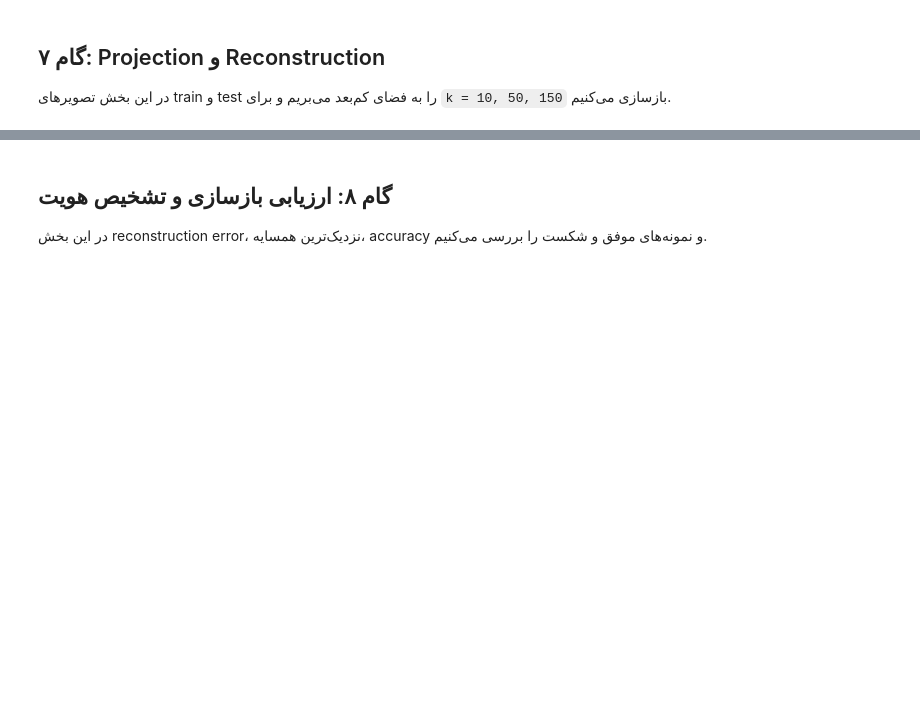
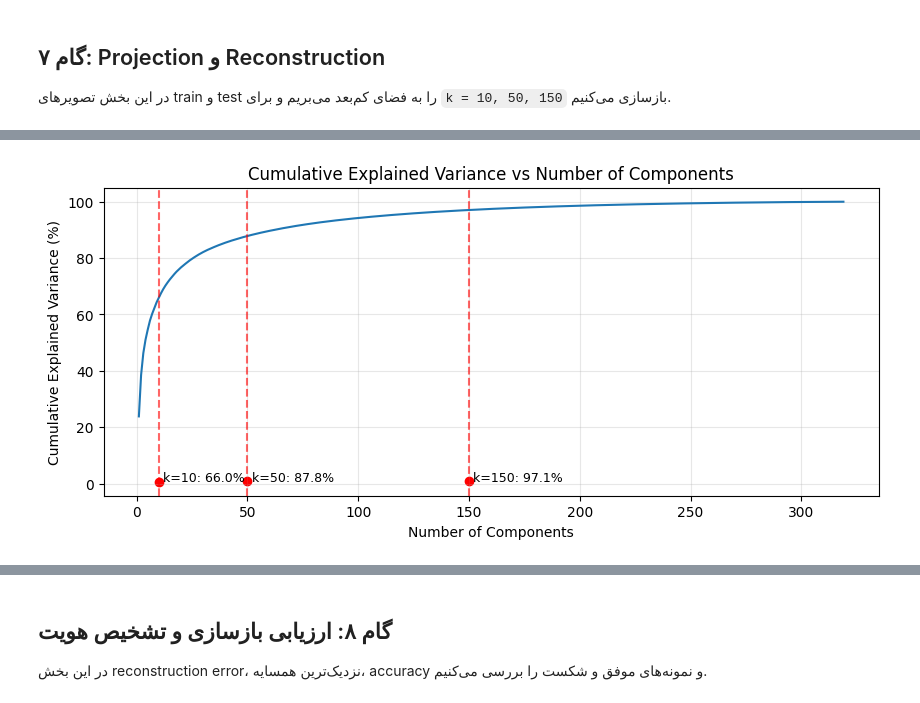
Before and after one commit to yasaman1994/eigenfaces-from-scratch, a Jupyter notebook: eigenfaces_from_scratch.ipynb, the cells around one changed output, grey strips where cells are left out. Saved outputs shown, nothing was run; the diff lists cells and outputs as text; code cells hidden in the pictures; blank space fills up the shorter version.

```diff
--- a/eigenfaces_from_scratch.ipynb
+++ b/eigenfaces_from_scratch.ipynb
@@ -250,0 +361,23 @@ plt.show()
+# %%
+explained_variance_ratio = eigenvalues / np.sum(eigenvalues)
+cumulative_variance = np.cumsum(explained_variance_ratio)
+# %%
+components = np.arange(1, len(cumulative_variance) + 1)
+
+plt.figure(figsize=(10, 4))
+
+plt.plot(components, cumulative_variance * 100)
+
+for k in [10, 50, 150]:
+    var_k = cumulative_variance[k - 1] * 100
+    plt.axvline(k, color='r', linestyle='--', alpha=0.6)
+    plt.scatter([k], [cumulative_variance[k - 1]], color='red')
+    plt.text(k + 2, cumulative_variance[k - 1] - 0.05, f"k={k}: {var_k:.1f}%", fontsize=9)
+
+plt.xlabel("Number of Components")
+plt.ylabel("Cumulative Explained Variance (%)")
+plt.title("Cumulative Explained Variance vs Number of Components")
+plt.grid(True, alpha=0.3)
+plt.show()
+# %% [output]
+[figure, added]
```
Also changed, not shown: parts of 43 cells of this notebook.
